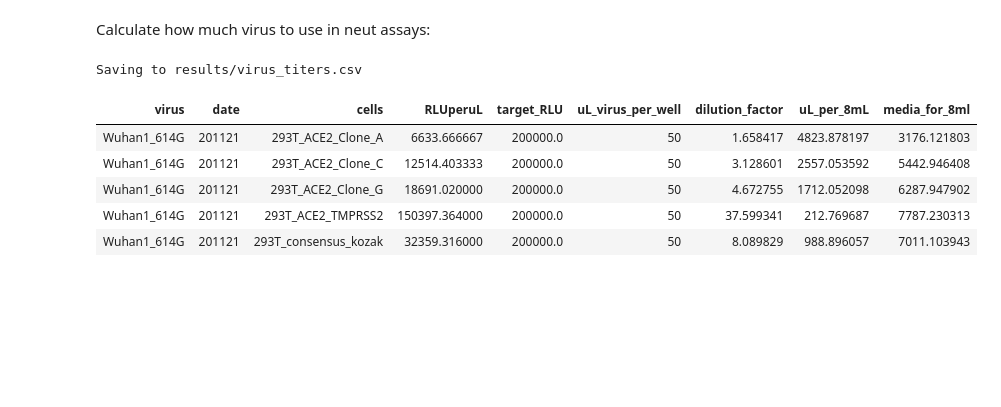
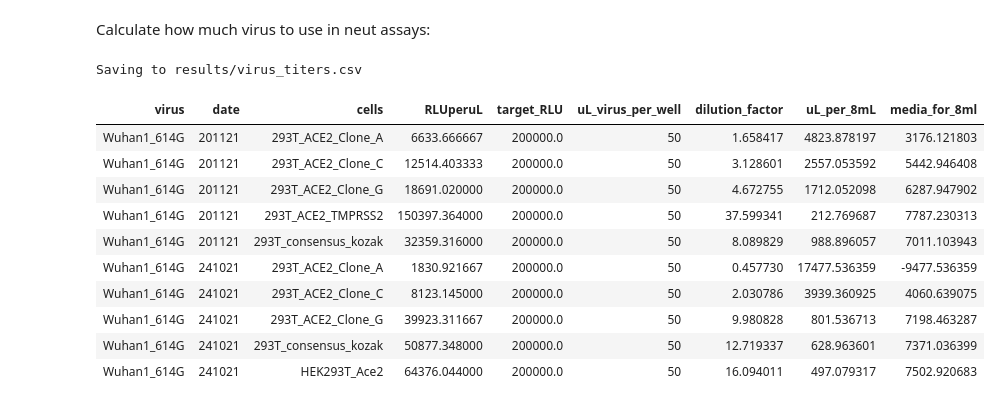
Before and after one commit to jbloomlab/Ace2_expression_neuts, a Jupyter notebook: virus_titers.ipynb, the cells around one changed output. Drawn from its saved outputs; the diff is of its cells as text; code cells hidden in the pictures; blank space fills up the shorter version.

Commit message:
change display

```diff
--- a/virus_titers.ipynb
+++ b/virus_titers.ipynb
@@ -127,33 +127,38 @@ Calculate how much virus to use in neut assays:
 # %%
 target_RLU = 2e5
 uL_virus_per_well = 50
 
 dilute_virus = (average_titers
                 .groupby(['virus', 'date', 'cells'])
                 .agg(RLUperuL=pd.NamedAgg(column='mean_RLUperuL', aggfunc=np.mean))
                 .reset_index()
                 .assign(target_RLU = target_RLU,
                         uL_virus_per_well = uL_virus_per_well,
                         dilution_factor = lambda x: x['RLUperuL']/target_RLU*uL_virus_per_well,
                         uL_per_8mL = lambda x: 8000/x['dilution_factor'],
                         media_for_8ml = lambda x: 8000 - 8000/x['dilution_factor']
                        )
                )
 
 
 titerfile = os.path.join(resultsdir, 'virus_titers.csv')
 print(f"Saving to {titerfile}")
 
 dilute_virus.to_csv(titerfile, index=False)
 
-display(HTML(dilute_virus.head().to_html(index=False)))
+display(HTML(dilute_virus.to_html(index=False)))
 # %% [output]
 Saving to results/virus_titers.csv
 | virus | date | cells | RLUperuL | target_RLU | uL_virus_per_well | dilution_factor | uL_per_8mL | media_for_8ml |
 | Wuhan1_614G | 201121 | 293T_ACE2_Clone_A | 6633.666667 | 200000.0 | 50 | 1.658417 | 4823.878197 | 3176.121803 |
 | Wuhan1_614G | 201121 | 293T_ACE2_Clone_C | 12514.403333 | 200000.0 | 50 | 3.128601 | 2557.053592 | 5442.946408 |
 | Wuhan1_614G | 201121 | 293T_ACE2_Clone_G | 18691.020000 | 200000.0 | 50 | 4.672755 | 1712.052098 | 6287.947902 |
 | Wuhan1_614G | 201121 | 293T_ACE2_TMPRSS2 | 150397.364000 | 200000.0 | 50 | 37.599341 | 212.769687 | 7787.230313 |
 | Wuhan1_614G | 201121 | 293T_consensus_kozak | 32359.316000 | 200000.0 | 50 | 8.089829 | 988.896057 | 7011.103943 |
+| Wuhan1_614G | 241021 | 293T_ACE2_Clone_A | 1830.921667 | 200000.0 | 50 | 0.457730 | 17477.536359 | -9477.536359 |
+| Wuhan1_614G | 241021 | 293T_ACE2_Clone_C | 8123.145000 | 200000.0 | 50 | 2.030786 | 3939.360925 | 4060.639075 |
+| Wuhan1_614G | 241021 | 293T_ACE2_Clone_G | 39923.311667 | 200000.0 | 50 | 9.980828 | 801.536713 | 7198.463287 |
+| Wuhan1_614G | 241021 | 293T_consensus_kozak | 50877.348000 | 200000.0 | 50 | 12.719337 | 628.963601 | 7371.036399 |
+| Wuhan1_614G | 241021 | HEK293T_Ace2 | 64376.044000 | 200000.0 | 50 | 16.094011 | 497.079317 | 7502.920683 |
 # %%
 # !jupyter nbconvert calculate_titer.ipynb --to HTML
```
Also changed, not shown: parts of 2 cells of this notebook, 3 other files.
